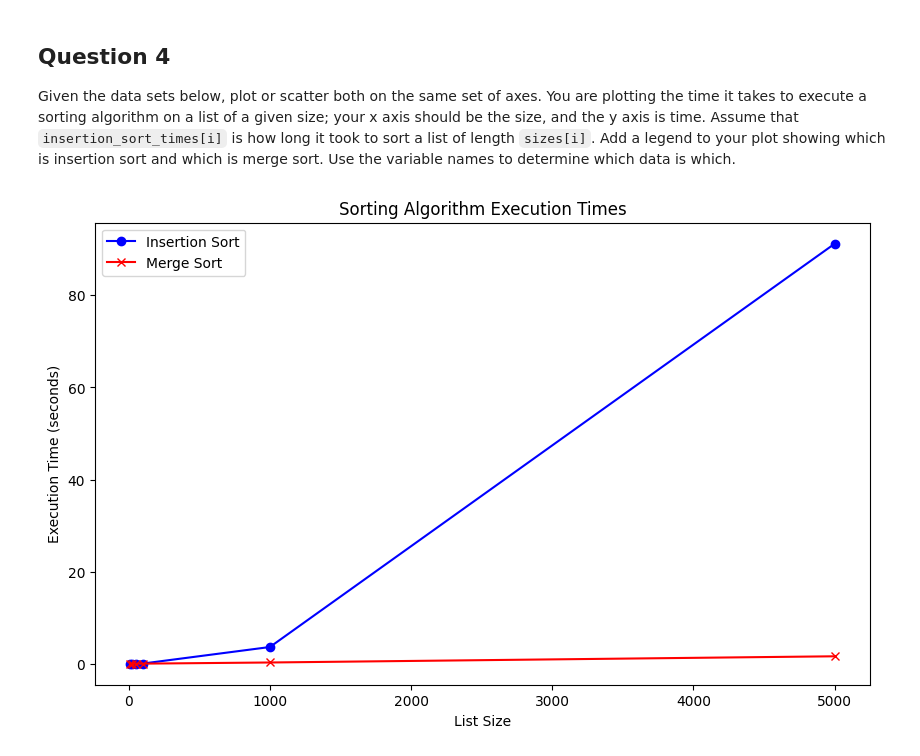
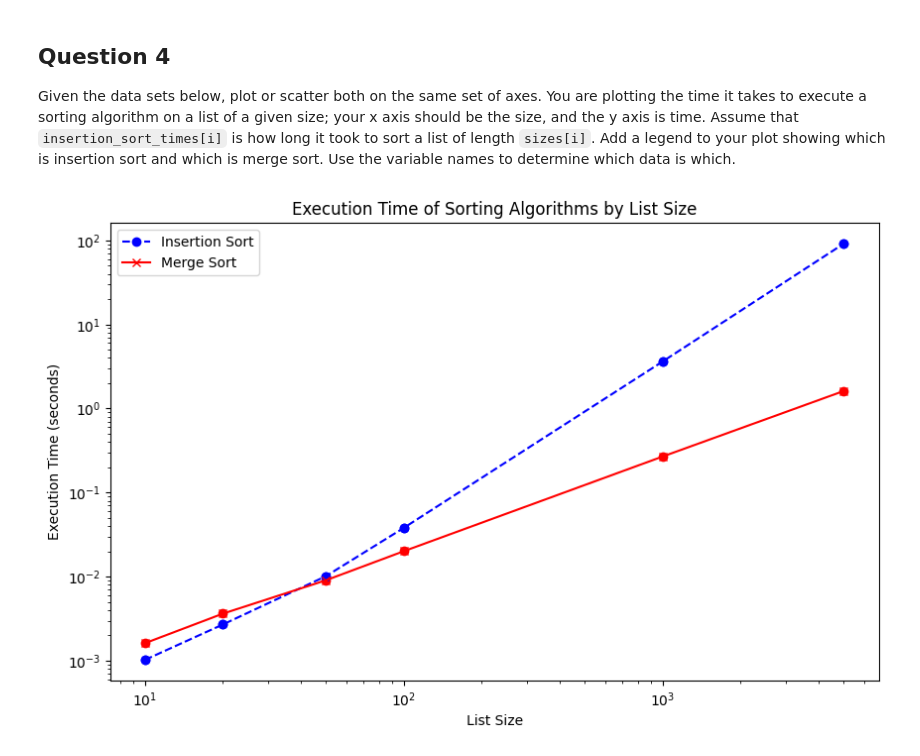
Before and after one commit to don4ye/web-mining-project3, a Jupyter notebook: pyplot.ipynb, the cells around one changed output. Drawn from its saved outputs; the diff is of its cells as text; code cells hidden in the pictures.

```diff
--- a/pyplot.ipynb
+++ b/pyplot.ipynb
@@ -115,23 +115,32 @@ Given the data sets below, plot or scatter both on the same set of axes.  You ar
 # %%
 import matplotlib.pyplot as plt
 
-# Data sets
+# Given data sets
 sizes = [10, 20, 50, 100, 1000, 5000]
 insertion_sort_times = [0.0010252999999999998, 0.0027026999999999954, 0.010147200000000002, 0.0381137, 3.6303399, 91.2180796]
 merge_sort_times = [0.00161889999999687, 0.003635600000009731, 0.0090655000000055, 0.020108000000007564, 0.2687474000000094, 1.6147050999999948]
 
-# Plotting both data sets
+# Plotting both data sets on the same axes
 plt.figure(figsize=(10, 6))
-plt.plot(sizes, insertion_sort_times, label="Insertion Sort", color="blue", marker='o')
-plt.plot(sizes, merge_sort_times, label="Merge Sort", color="red", marker='x')
 
-# Adding titles, labels, and legend
-plt.title("Sorting Algorithm Execution Times")
+# Insertion Sort - Scatter and Line plot
+plt.plot(sizes, insertion_sort_times, label="Insertion Sort", color="blue", marker='o', linestyle='--')
+plt.scatter(sizes, insertion_sort_times, color="blue")
+
+# Merge Sort - Scatter and Line plot
+plt.plot(sizes, merge_sort_times, label="Merge Sort", color="red", marker='x', linestyle='-')
+plt.scatter(sizes, merge_sort_times, color="red")
+
+# Adding labels, title, and legend
+plt.title("Execution Time of Sorting Algorithms by List Size")
 plt.xlabel("List Size")
 plt.ylabel("Execution Time (seconds)")
 plt.legend()
 
 # Display the plot
+plt.xscale('log')  # Optional: Makes x-axis logarithmic to better visualize time differences with increasing sizes
+plt.yscale('log')  # Optional: Makes y-axis logarithmic for better scaling
+
 plt.show()
 # %% [output]
-[figure, old version]
+[figure, new version]
```
